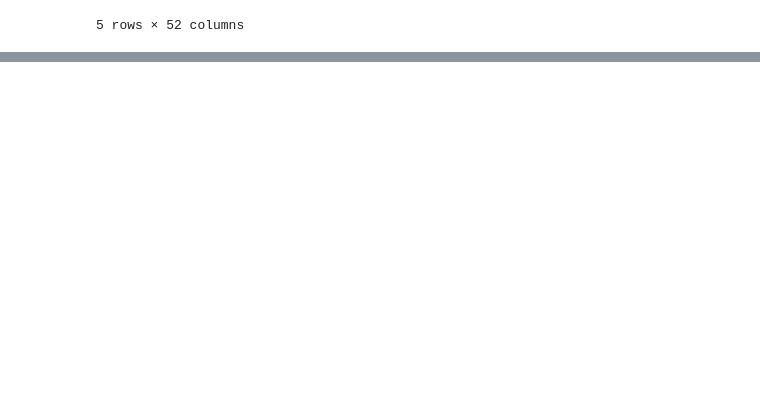
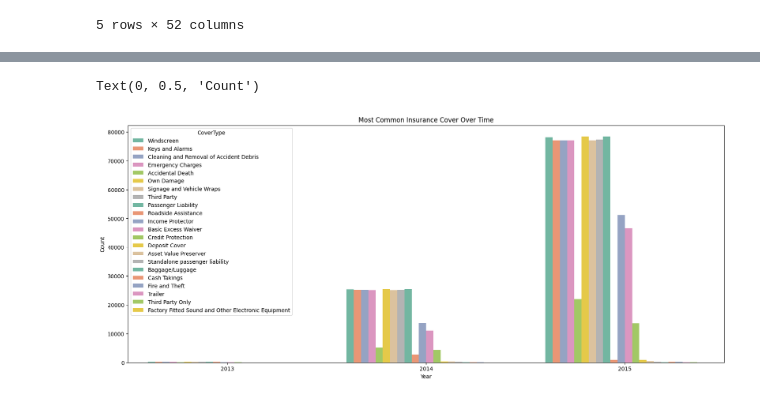
Before and after one commit to betoncloud/KIAM-Week-3---Insurance-Solution, a Jupyter notebook: notebooks/task01.ipynb, the cells around one changed output, grey strips where cells are left out. Cells and saved outputs as stored; diff of their text form; code cells hidden in the pictures; blank space fills up the shorter version.

```diff
--- a/notebooks/task01.ipynb
+++ b/notebooks/task01.ipynb
@@ -20,0 +274,32 @@ df.head()
+# %%
+
+# Extract year from the TransactionMonth
+df['Year'] = df['TransactionMonth'].dt.year
+
+# Group the data by PostalCode and Year
+df_grouped = df.groupby(['PostalCode', 'Year']).agg(
+    avg_premium=('TotalPremium', 'mean'),
+    most_common_cover=('CoverType', lambda x: x.mode()[0]),
+    most_common_auto_make=('VehicleType', lambda x: x.mode()[0])
+).reset_index()
+
+# Plotting trends over time
+plt.figure(figsize=(14, 8))
+
+# Plot Average Premium over Time by Postal Code
+plt.figure(figsize=(20, 8))
+sns.lineplot(data=df_grouped, x='Year', y='avg_premium', hue='PostalCode', marker='o')
+plt.title('Average Premium Over Time by Postal Code')
+plt.xlabel('Year')
+plt.ylabel('Average Premium')
+
+# Plot Most Common Vehicle Type over Time by Postal Code
+plt.figure(figsize=(20, 8))
+sns.countplot(data=df, x='Year', hue='VehicleType', palette='Set1')
+plt.title('Most Common Vehicle Type Over Time')
+plt.xlabel('Year')
+plt.ylabel('Count')
+
+# Adjust layout to prevent overlap
+plt.tight_layout()
+plt.show()
@@ -20,0 +310,10 @@ df.head()
+# %%
+# Plot Most Common Insurance Cover over Time by Postal Code
+plt.figure(figsize=(20, 8))
+sns.countplot(data=df, x='Year', hue='CoverType', palette='Set2')
+plt.title('Most Common Insurance Cover Over Time')
+plt.xlabel('Year')
+plt.ylabel('Count')
+# %% [output]
+Text(0, 0.5, 'Count')
+[figure, added]
```
Also changed, not shown: parts of 19 cells of this notebook, 2 other files.
